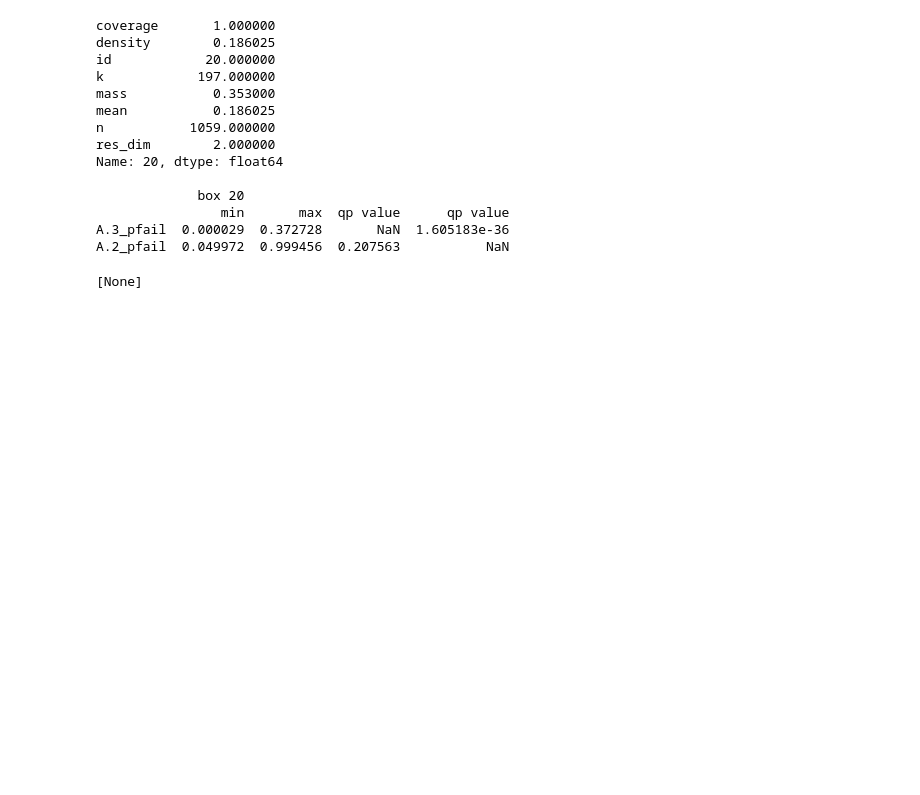
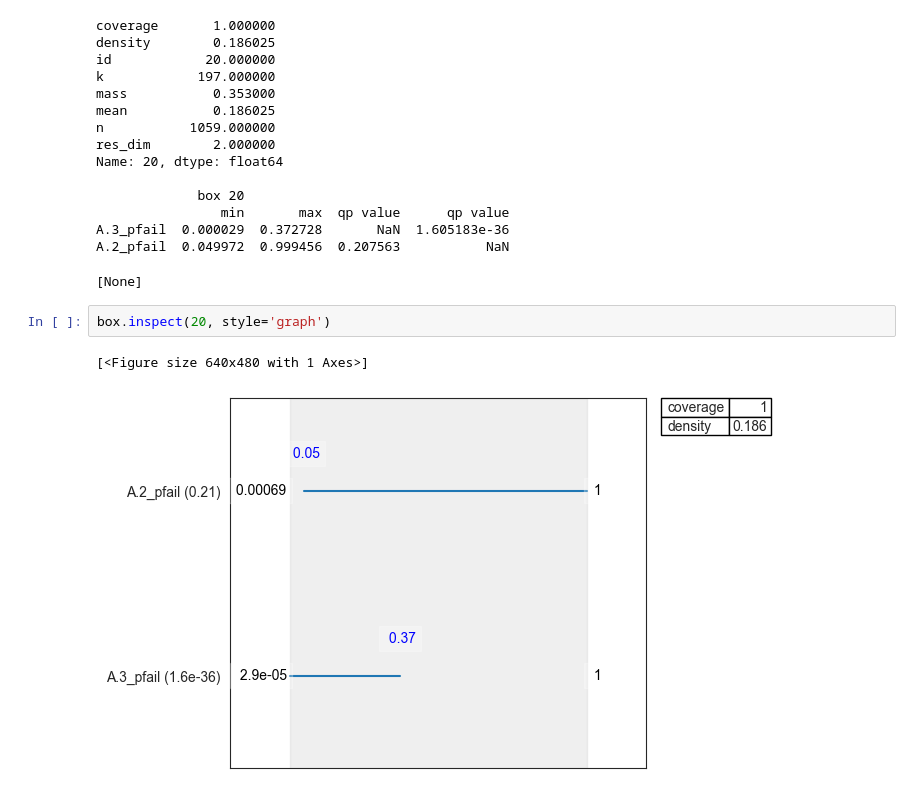
Before and after one commit to PancakeBun/epa141A_Labs_Group_Asians, a Jupyter notebook: final assignment/policy_evaluate.ipynb, the cells around one changed output. Drawn from its saved outputs; the diff is of its cells as text; blank space fills up the shorter version.

```diff
--- a/final assignment/policy_evaluate.ipynb
+++ b/final assignment/policy_evaluate.ipynb
@@ -198,3 +198,8 @@ Name: 20, dtype: float64
 A.3_pfail  0.000029  0.372728       NaN  1.605183e-36
 A.2_pfail  0.049972  0.999456  0.207563           NaN
 [None]
+# %%
+box.inspect(20, style='graph')
+# %% [output]
+[<Figure size 640x480 with 1 Axes>]
+[figure, added]
```
